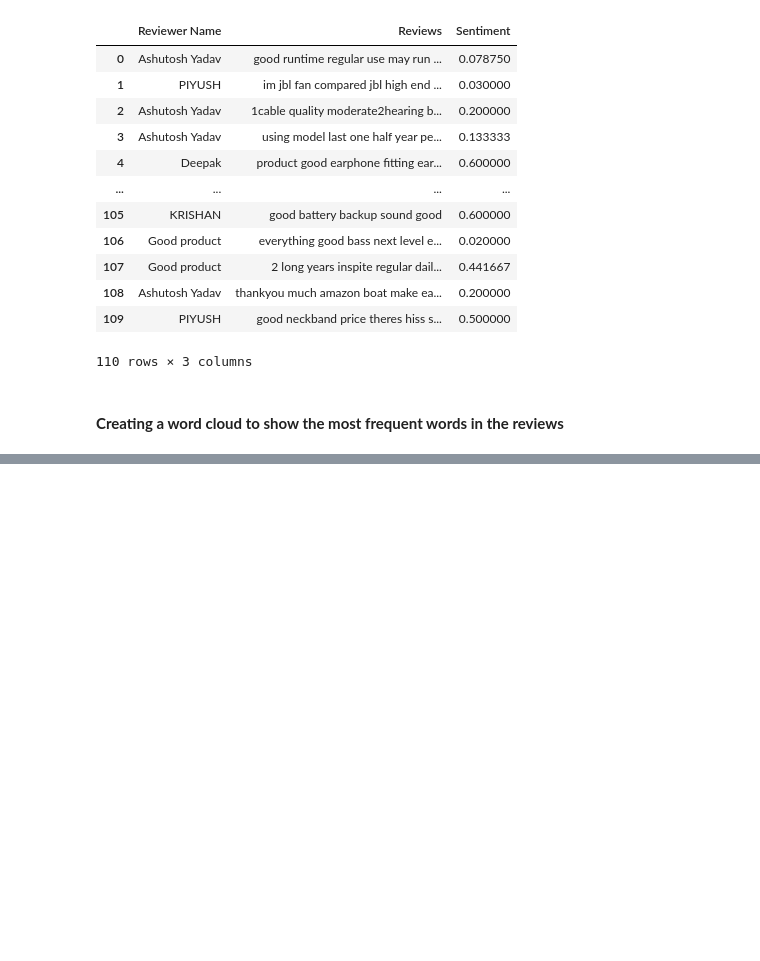
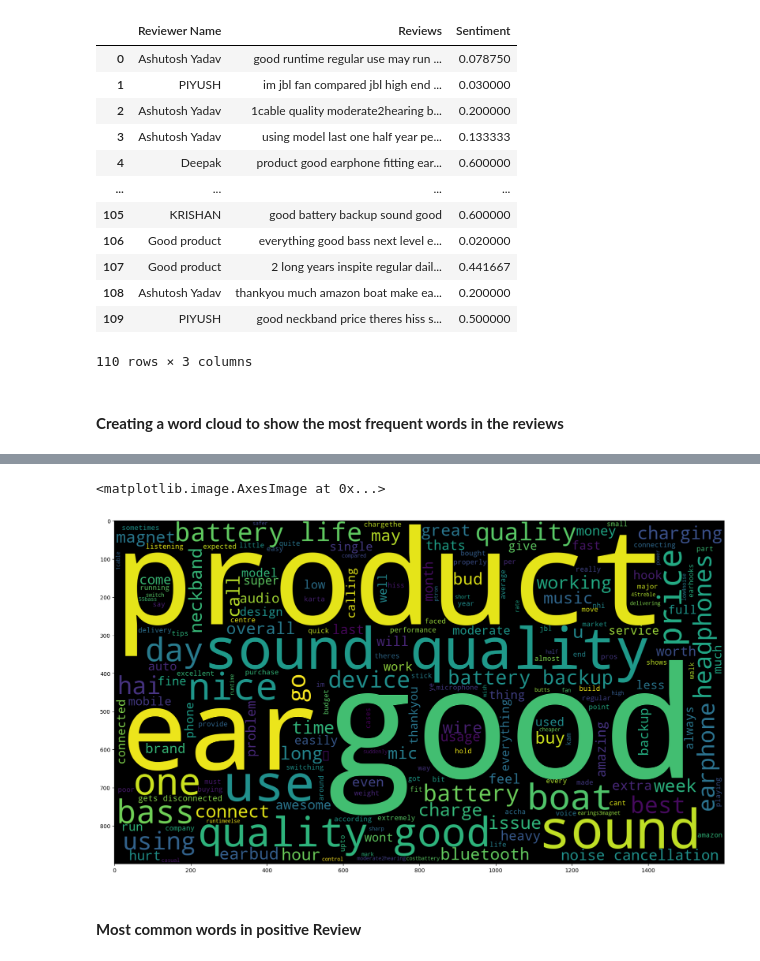
Before and after one commit to KunalDoshi-Code/Data_Science_Assignments, a Jupyter notebook: Assignments/11-Text Mining/Sentiment Analysis on - Amazon Product Reviews/text-mining-emotion-analysis-on-amazon-review.ipynb, the cells around one changed output, grey strips where cells are left out. Saved outputs shown, nothing was run; the diff lists cells and outputs as text; code cells hidden in the pictures; blank space fills up the shorter version.

```diff
--- a/Assignments/11-Text Mining/Sentiment Analysis on - Amazon Product Reviews/text-mining-emotion-analysis-on-amazon-review.ipynb
+++ b/Assignments/11-Text Mining/Sentiment Analysis on - Amazon Product Reviews/text-mining-emotion-analysis-on-amazon-review.ipynb
@@ -41,0 +149,12 @@ data['Reviews'] = data['Reviews'].apply(lambda x: " ".join(x for x in x.split()
+# %%
+from nltk.corpus import stopwords
+ps = PorterStemmer()
+corpus = []
+for i in tqdm_notebook(range(0, len(data))):
+    review = re.sub('[^a-zA-Z]', ' ', data['Reviews'][i])
+    review = review.lower()
+    review = review.split()
+
+    review = [ps.stem(word) for word in review if not word in stopwords.words('english')]
+    review = ' '.join(review)
+    corpus.append(review)
@@ -41,0 +240,12 @@ data['Reviews'] = data['Reviews'].apply(lambda x: " ".join(x for x in x.split()
+# %%
+from nltk.corpus import stopwords
+ps = PorterStemmer()
+corpus = []
+for i in tqdm_notebook(range(0, len(data))):
+    review = re.sub('[^a-zA-Z]', ' ', data['Reviews'][i])
+    review = review.lower()
+    review = review.split()
+
+    review = [ps.stem(word) for word in review if not word in stopwords.words('english')]
+    review = ' '.join(review)
+    corpus.append(review)
@@ -87,0 +468,13 @@ sns.histplot(data['Sentiment'])
+# %%
+allWords_ = ' '.join([review for review in data[:500]['Reviews']])
+f, axes = plt.subplots(figsize=(20,12))
+wordcloud= WordCloud(
+        background_color = 'black',
+        width = 1600,
+        height =900).generate(allWords_)
+plt.imshow(wordcloud)
+# %% [output]
+<matplotlib.image.AxesImage at 0x...>
+[figure, added]
+# %% [markdown]
+#### **Most common words in positive Review**
```
Also changed, not shown: parts of 43 cells of this notebook.
